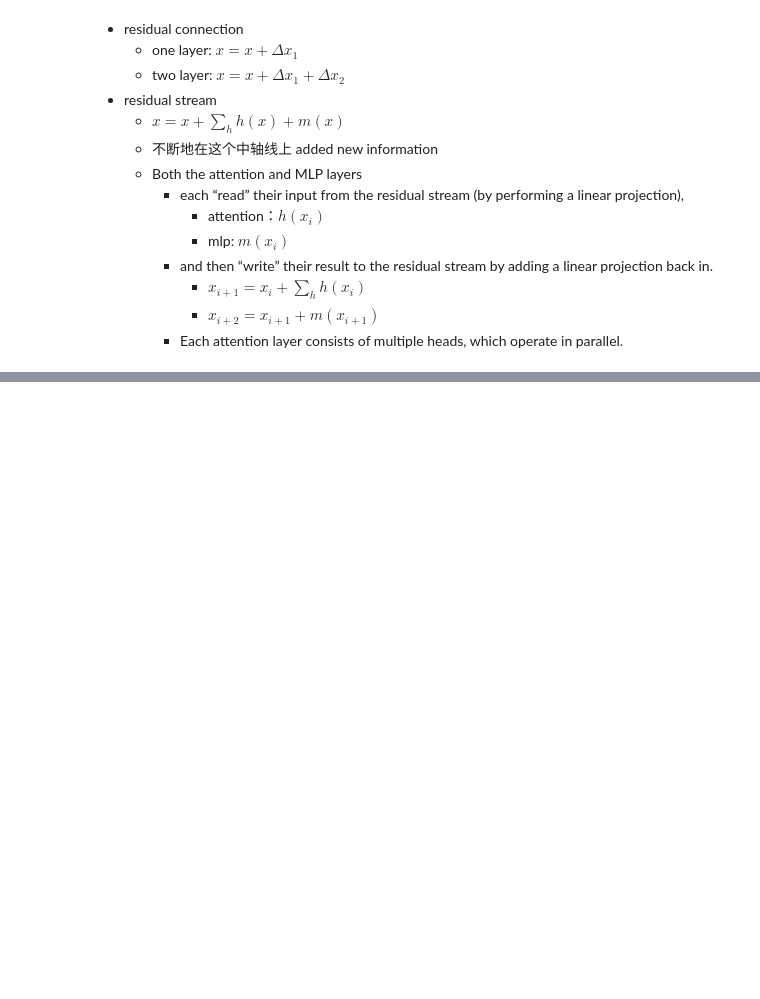
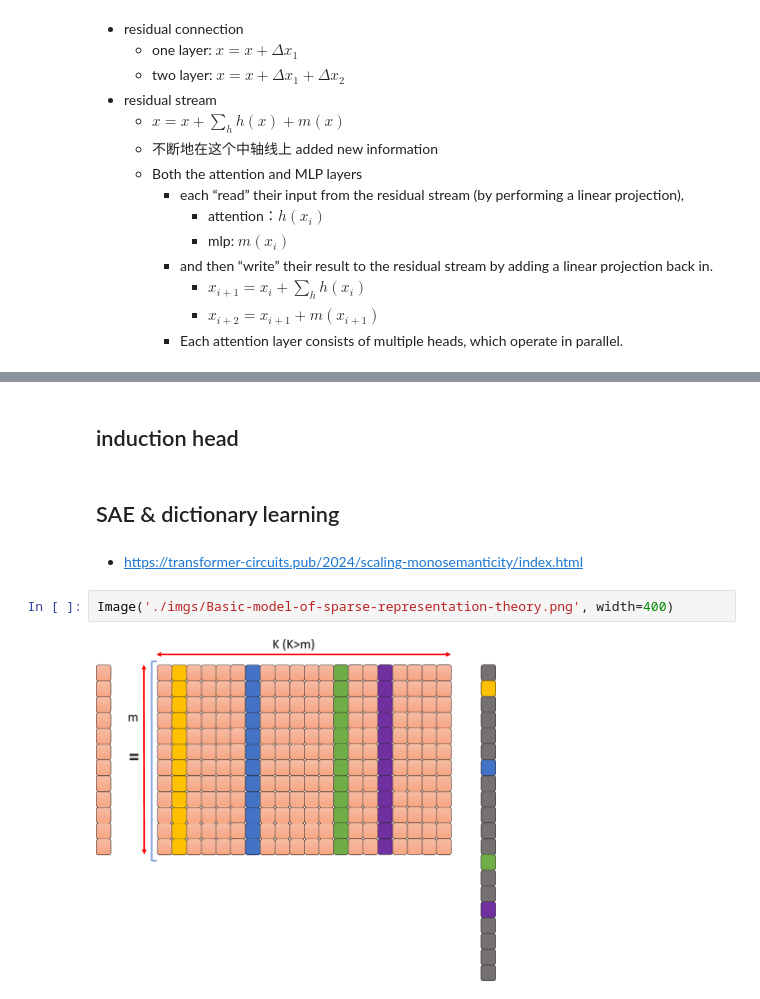
Before and after one commit to chunhuizhang/bert_t5_gpt, a Jupyter notebook: tutorials/transformer-circuits/basics.ipynb, the cells around one changed output, grey strips where cells are left out. Cells and saved outputs as stored; diff of their text form; blank space fills up the shorter version.

```diff
--- a/tutorials/transformer-circuits/basics.ipynb
+++ b/tutorials/transformer-circuits/basics.ipynb
@@ -21,3 +21,13 @@ from IPython.display import Image
 Image(url='./imgs/residual-stream.png', width=500)
 # %% [output]
 [interactive output not drawn]
+# %% [markdown]
+## induction head
+# %% [markdown]
+## SAE & dictionary learning
+# %% [markdown]
+- https://transformer-circuits.pub/2024/scaling-monosemanticity/index.html
+# %%
+Image('./imgs/Basic-model-of-sparse-representation-theory.png', width=400)
+# %% [output]
+[figure, added]
```
Also changed, not shown: parts of 1 cell of this notebook, 1 other file.
